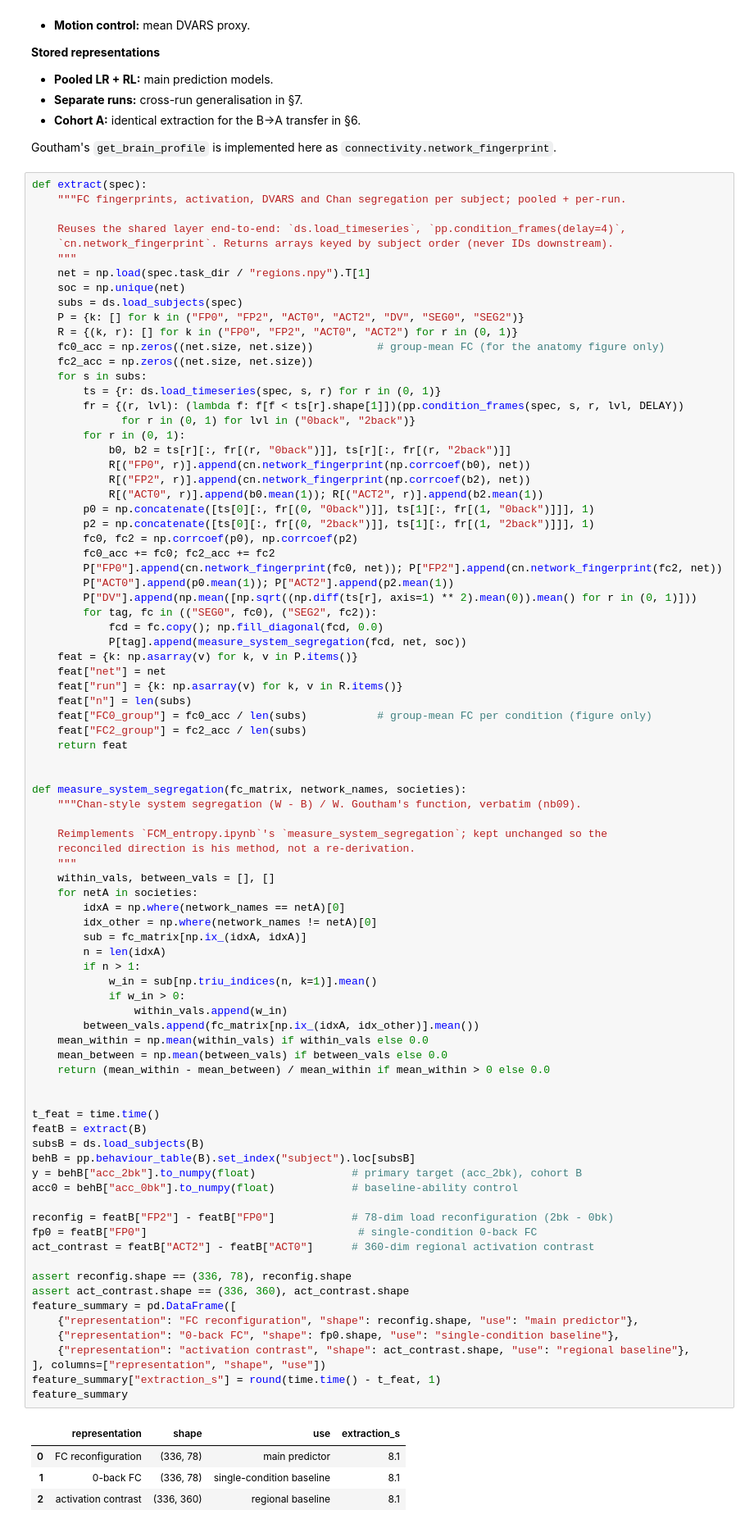
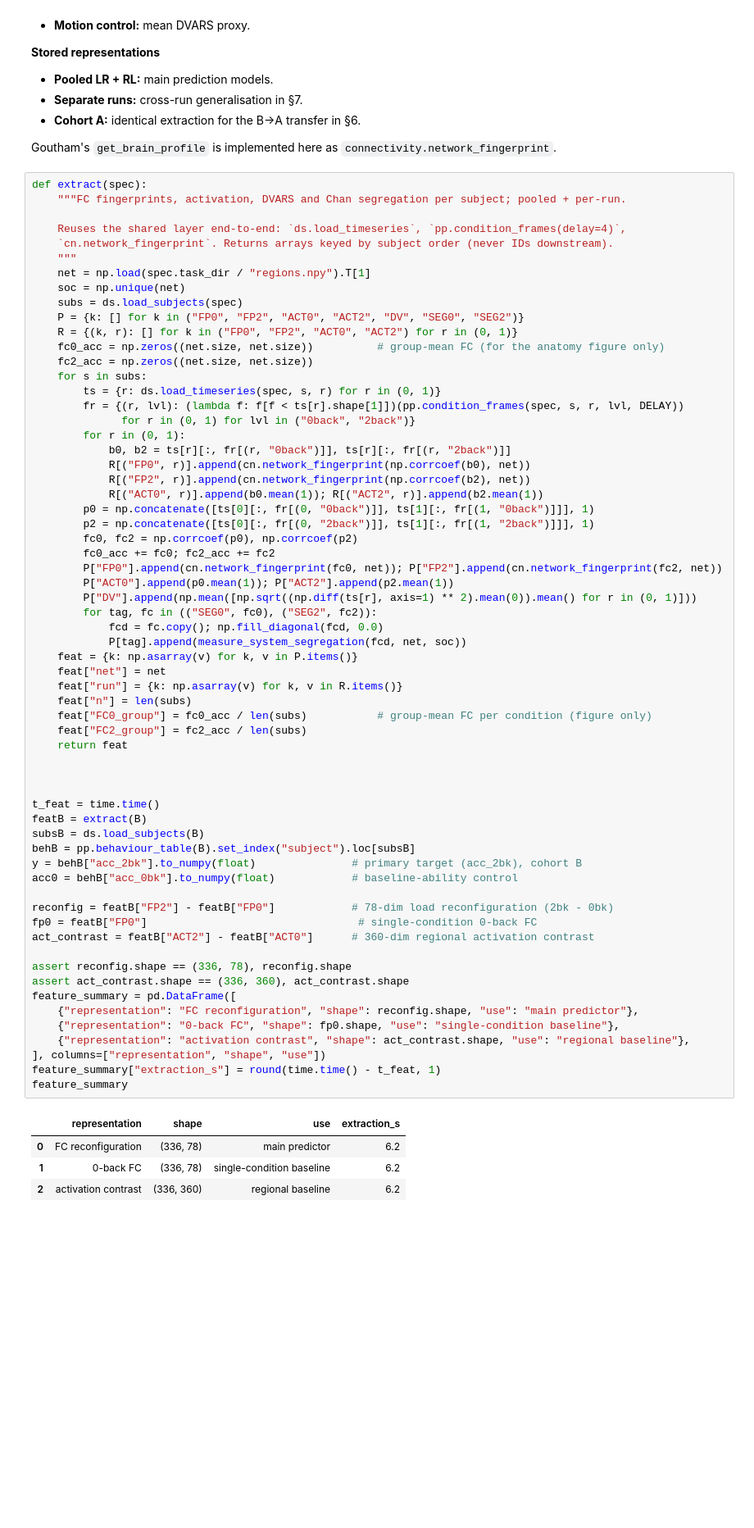
Before and after one commit to The-Gammas/The-Gammas, a Jupyter notebook: pipeline/02_canonical_analysis_and_slides.ipynb, the cells around one changed output. Shown at 82% size. Drawn from its saved outputs; the diff is of its cells as text; blank space fills up the shorter version.

```diff
--- a/pipeline/02_canonical_analysis_and_slides.ipynb
+++ b/pipeline/02_canonical_analysis_and_slides.ipynb
@@ -318,57 +319,36 @@ def extract(spec):
     feat["run"] = {k: np.asarray(v) for k, v in R.items()}
     feat["n"] = len(subs)
     feat["FC0_group"] = fc0_acc / len(subs)           # group-mean FC per condition (figure only)
     feat["FC2_group"] = fc2_acc / len(subs)
     return feat
 
 
-def measure_system_segregation(fc_matrix, network_names, societies):
-    """Chan-style system segregation (W - B) / W. Goutham's function, verbatim (nb09).
-
-    Reimplements `FCM_entropy.ipynb`'s `measure_system_segregation`; kept unchanged so the
-    reconciled direction is his method, not a re-derivation.
-    """
-    within_vals, between_vals = [], []
-    for netA in societies:
-        idxA = np.where(network_names == netA)[0]
-        idx_other = np.where(network_names != netA)[0]
-        sub = fc_matrix[np.ix_(idxA, idxA)]
-        n = len(idxA)
-        if n > 1:
-            w_in = sub[np.triu_indices(n, k=1)].mean()
-            if w_in > 0:
-                within_vals.append(w_in)
-        between_vals.append(fc_matrix[np.ix_(idxA, idx_other)].mean())
-    mean_within = np.mean(within_vals) if within_vals else 0.0
-    mean_between = np.mean(between_vals) if between_vals else 0.0
-    return (mean_within - mean_between) / mean_within if mean_within > 0 else 0.0
-
 
 t_feat = time.time()
 featB = extract(B)
 subsB = ds.load_subjects(B)
 behB = pp.behaviour_table(B).set_index("subject").loc[subsB]
 y = behB["acc_2bk"].to_numpy(float)               # primary target (acc_2bk), cohort B
 acc0 = behB["acc_0bk"].to_numpy(float)            # baseline-ability control
 
 reconfig = featB["FP2"] - featB["FP0"]            # 78-dim load reconfiguration (2bk - 0bk)
 fp0 = featB["FP0"]                                 # single-condition 0-back FC
 act_contrast = featB["ACT2"] - featB["ACT0"]      # 360-dim regional activation contrast
 
 assert reconfig.shape == (336, 78), reconfig.shape
 assert act_contrast.shape == (336, 360), act_contrast.shape
 feature_summary = pd.DataFrame([
     {"representation": "FC reconfiguration", "shape": reconfig.shape, "use": "main predictor"},
     {"representation": "0-back FC", "shape": fp0.shape, "use": "single-condition baseline"},
     {"representation": "activation contrast", "shape": act_contrast.shape, "use": "regional baseline"},
 ], columns=["representation", "shape", "use"])
 feature_summary["extraction_s"] = round(time.time() - t_feat, 1)
 feature_summary
 # %% [output]
 |  | representation | shape | use | extraction_s |
-| 0 | FC reconfiguration | (336, 78) | main predictor | 8.1 |
-| 1 | 0-back FC | (336, 78) | single-condition baseline | 8.1 |
-| 2 | activation contrast | (336, 360) | regional baseline | 8.1 |
+| 0 | FC reconfiguration | (336, 78) | main predictor | 6.2 |
+| 1 | 0-back FC | (336, 78) | single-condition baseline | 6.2 |
+| 2 | activation contrast | (336, 360) | regional baseline | 6.2 |
 # %% [markdown]
 ### Reproduction gate
 
```
Also changed, not shown: parts of 3 cells of this notebook.
